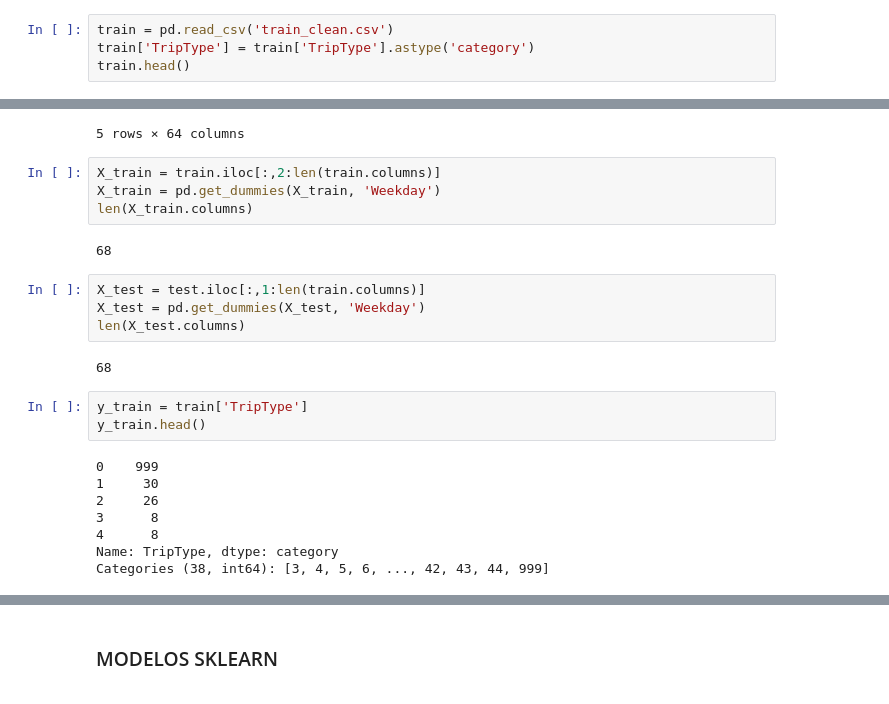
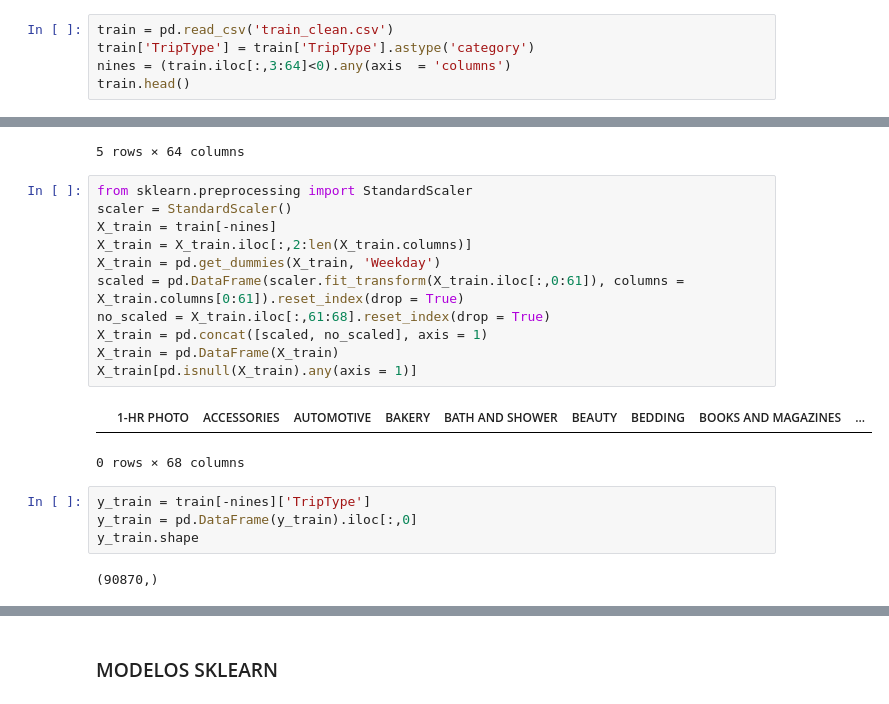
Before and after one commit to AnaLuisaMasetto/proyecto_final_mineria, a Jupyter notebook: Mineria_Final/Walmart.ipynb, the cells around one changed output, grey strips where cells are left out. Cells and saved outputs as stored; diff of their text form.

```diff
--- a/Mineria_Final/Walmart.ipynb
+++ b/Mineria_Final/Walmart.ipynb
@@ -9,6 +9,7 @@ import matplotlib.pyplot as plt
 # %%
 train = pd.read_csv('train_clean.csv')
 train['TripType'] = train['TripType'].astype('category')
+nines = (train.iloc[:,3:64]<0).any(axis  = 'columns')
 train.head()
 # %% [output]
 |  | TripType | VisitNumber | Weekday | 1-HR PHOTO | ACCESSORIES | AUTOMOTIVE | BAKERY | BATH AND SHOWER | ... |
@@ -18,29 +19,26 @@ train.head()
 | 3 | 3 | 162 | Friday | 0 | 0 | 0 | 0 | 0 | ... |
 | 4 | 3 | 164 | Friday | 0 | 0 | 0 | 0 | 0 | ... |
 5 rows × 64 columns
-# %%
-X_train = train.iloc[:,2:len(train.columns)]
-X_train = pd.get_dummies(X_train, 'Weekday')
-len(X_train.columns)
-# %% [output]
-68
-# %%
-X_test = test.iloc[:,1:len(train.columns)]
-X_test = pd.get_dummies(X_test, 'Weekday')
-len(X_test.columns)
-# %% [output]
-68
+# %%
+from sklearn.preprocessing import StandardScaler
+scaler = StandardScaler()
+X_train = train[-nines]
+X_train = X_train.iloc[:,2:len(X_train.columns)]
+X_train = pd.get_dummies(X_train, 'Weekday')
+scaled = pd.DataFrame(scaler.fit_transform(X_train.iloc[:,0:61]), columns = X_train.columns[0:61]).reset_index(drop = True)
+no_scaled = X_train.iloc[:,61:68].reset_index(drop = True)
+X_train = pd.concat([scaled, no_scaled], axis = 1)
+X_train = pd.DataFrame(X_train)
+X_train[pd.isnull(X_train).any(axis = 1)]
+# %% [output]
+|  | 1-HR PHOTO | ACCESSORIES | AUTOMOTIVE | BAKERY | BATH AND SHOWER | BEAUTY | BEDDING | BOOKS AND MAGAZINES | ... |
+0 rows × 68 columns
 # %%
-y_train = train['TripType']
-y_train.head()
+y_train = train[-nines]['TripType']
+y_train = pd.DataFrame(y_train).iloc[:,0]
+y_train.shape
 # %% [output]
-0    999
-1     30
-2     26
-3      8
-4      8
-Name: TripType, dtype: category
-Categories (38, int64): [3, 4, 5, 6, ..., 42, 43, 44, 999]
+(90870,)
 # %%
 test = pd.read_csv('test_clean.csv')
 test.head()
```
Also changed, not shown: parts of 16 cells of this notebook.
